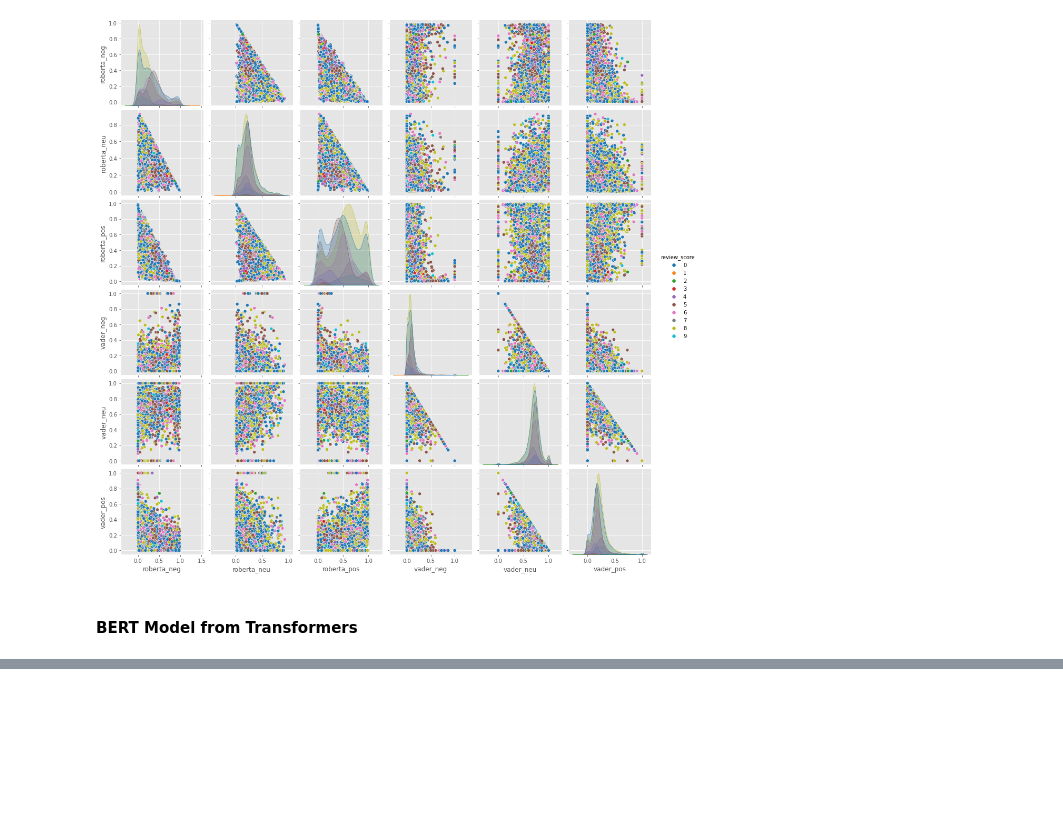
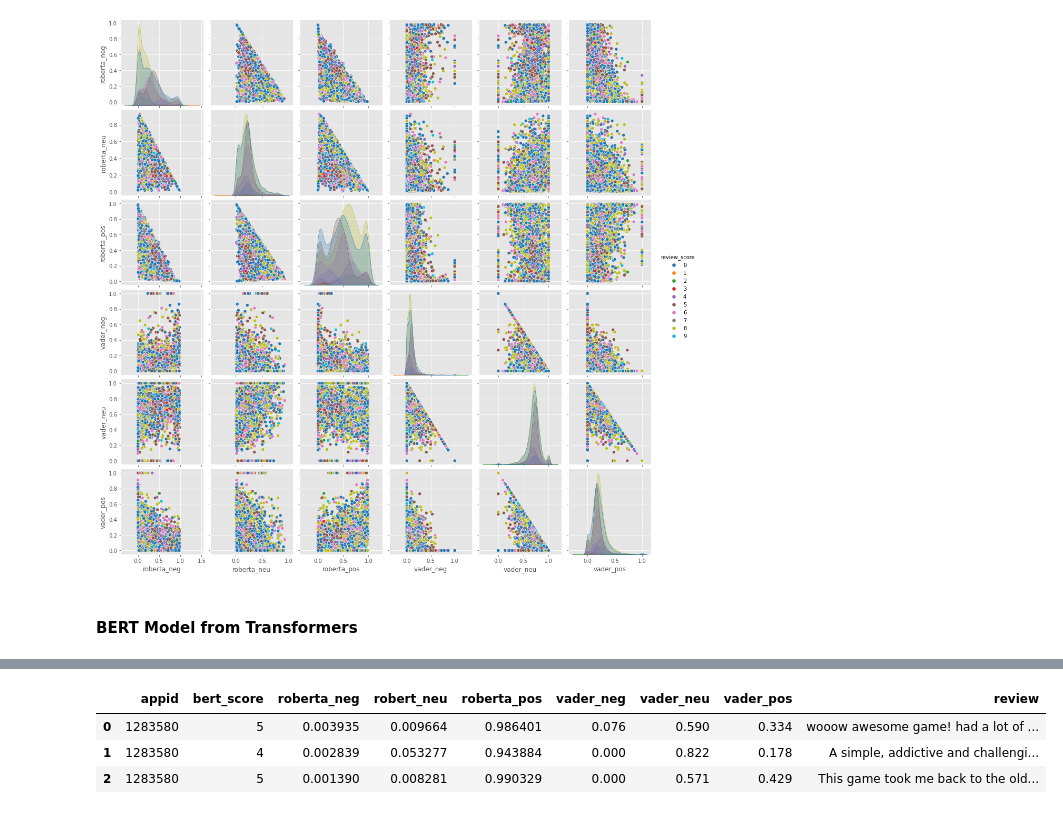
Before and after one commit to EdwinVIII/dataknights_project, a Jupyter notebook: Sentiment Analysis.ipynb, the cells around one changed output, grey strips where cells are left out. Drawn from its saved outputs; the diff is of its cells as text; code cells hidden in the pictures; blank space fills up the shorter version.

```diff
--- a/Sentiment Analysis.ipynb
+++ b/Sentiment Analysis.ipynb
@@ -599,0 +619,7 @@ df_GameStats.head()
+# %%
+df_GameReviews[:3][['appid', 'bert_score', 'roberta_neg', 'robert_neu', 'roberta_pos', 'vader_neg', 'vader_neu', 'vader_pos','review']]
+# %% [output]
+|  | appid | bert_score | roberta_neg | robert_neu | roberta_pos | vader_neg | vader_neu | vader_pos | review |
+| 0 | 1283580 | 5 | 0.003935 | 0.009664 | 0.986401 | 0.076 | 0.590 | 0.334 | wooow awesome game! had a lot of ... |
+| 1 | 1283580 | 4 | 0.002839 | 0.053277 | 0.943884 | 0.000 | 0.822 | 0.178 | A simple, addictive and challengi... |
+| 2 | 1283580 | 5 | 0.001390 | 0.008281 | 0.990329 | 0.000 | 0.571 | 0.429 | This game took me back to the old... |
```
Also changed, not shown: parts of 8 cells of this notebook.
